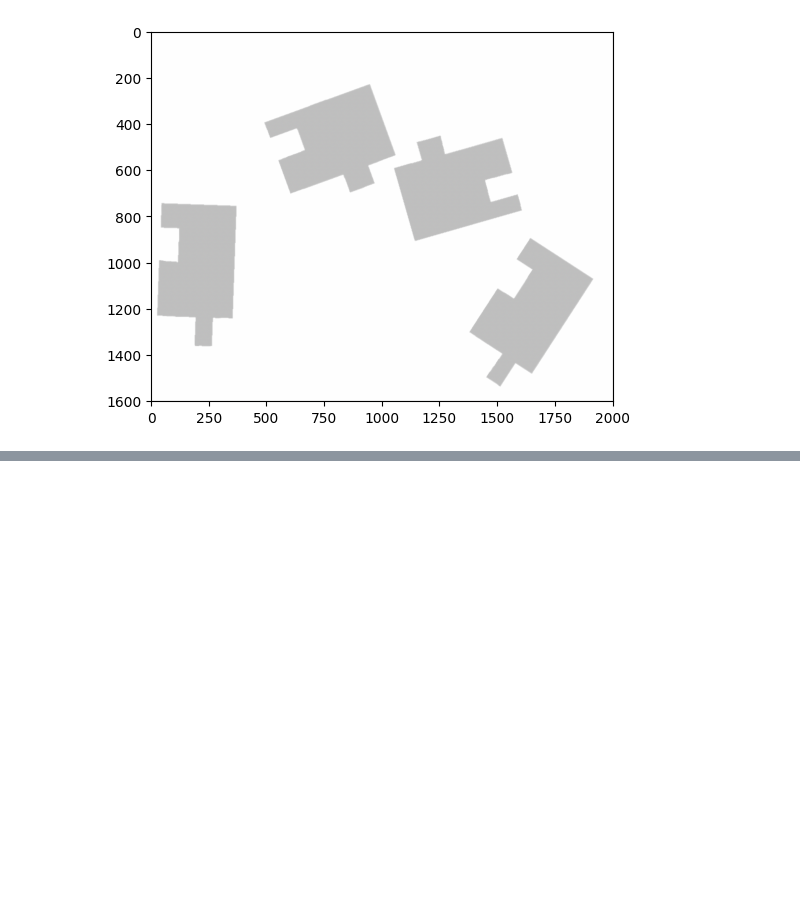
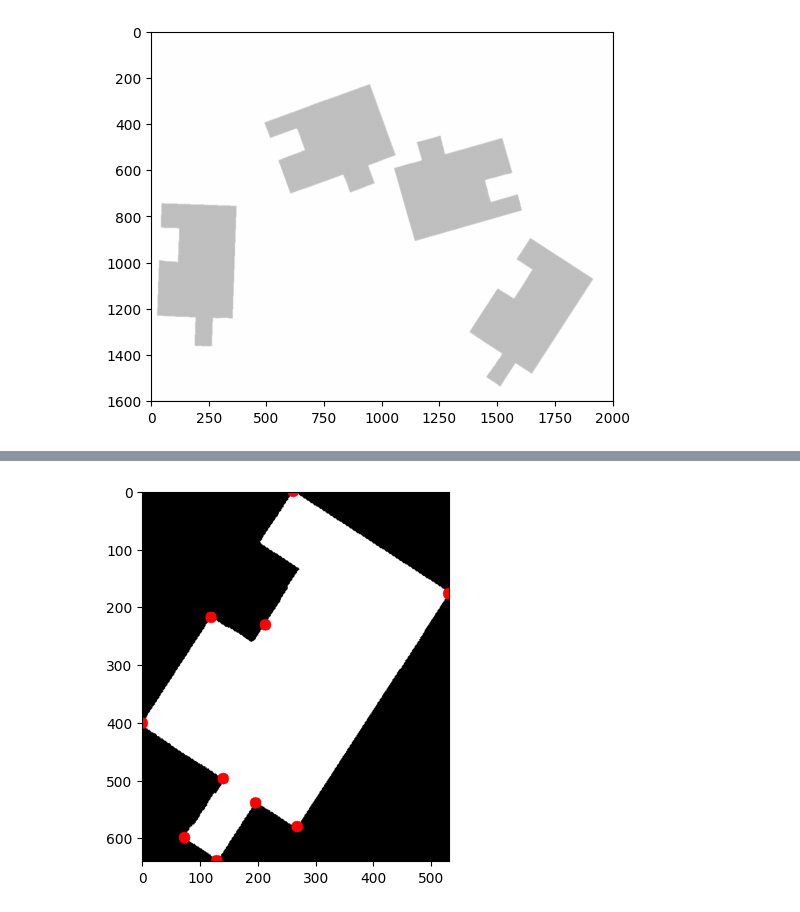
Before and after one commit to Mcapozzolo/PuzzleSimulator, a Jupyter notebook: image_processing/poc_opencv_01.ipynb, the cells around one changed output, grey strips where cells are left out. Drawn from its saved outputs; the diff is of its cells as text; code cells hidden in the pictures; blank space fills up the shorter version.

```diff
--- a/image_processing/poc_opencv_01.ipynb
+++ b/image_processing/poc_opencv_01.ipynb
@@ -35,0 +58,16 @@ def draw_bounding_boxes(image, boxes):
+# %%
+example_piece = pieces[0]
+
+piece_contour, _ = cv2.findContours(example_piece, cv2.RETR_EXTERNAL, cv2.CHAIN_APPROX_SIMPLE)
+piece_contour = piece_contour[0]
+
+epsilon = 0.02 * cv2.arcLength(piece_contour, True)
+approx = cv2.approxPolyDP(piece_contour, epsilon, True)
+
+example_piece_image = cv2.cvtColor(example_piece.copy(), cv2.COLOR_GRAY2RGB)
+for (x, y) in approx.reshape(-1, 2):
+    cv2.circle(example_piece_image, (x, y), 10, (0, 0, 255), -1)
+
+show_image(example_piece_image)
+# %% [output]
+[figure, added]
```
Also changed, not shown: parts of 4 cells of this notebook.
